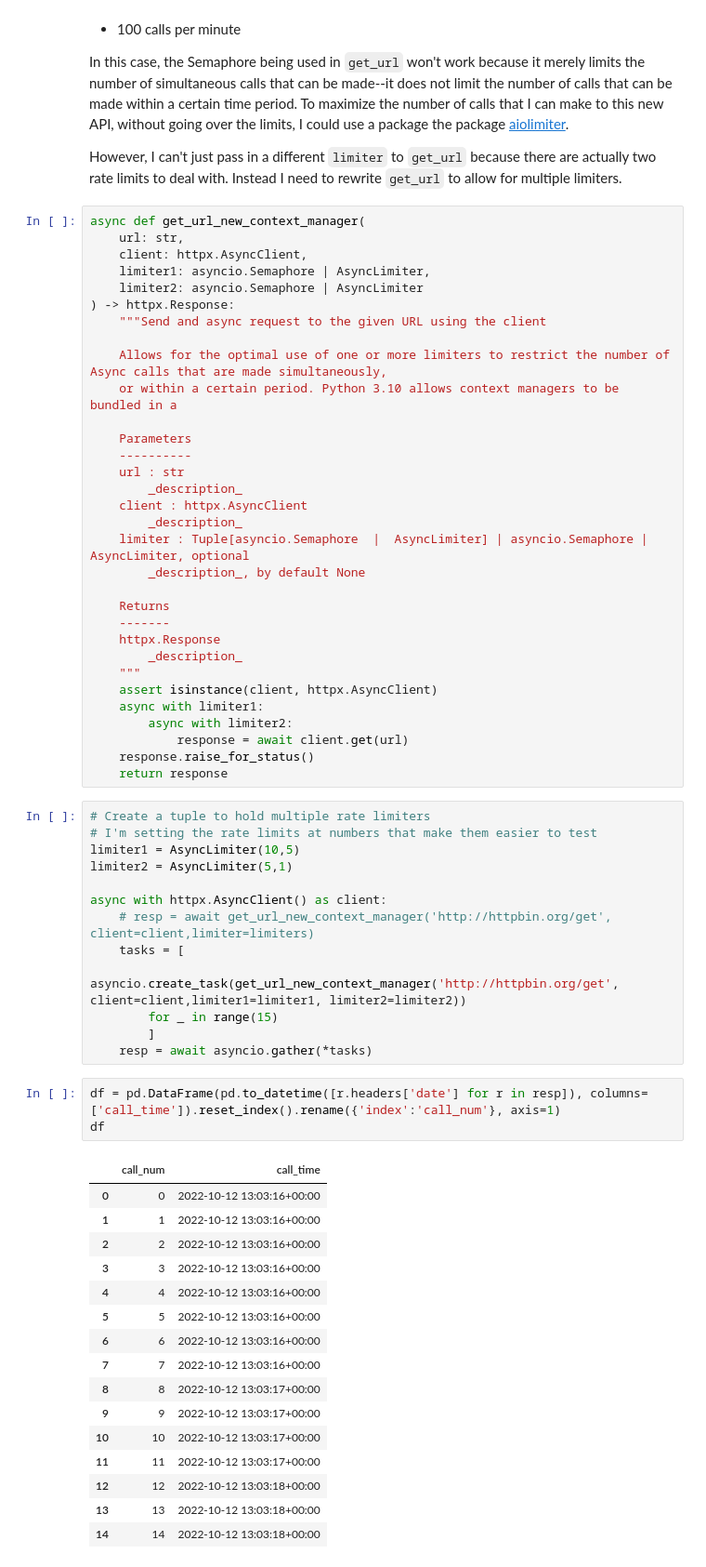
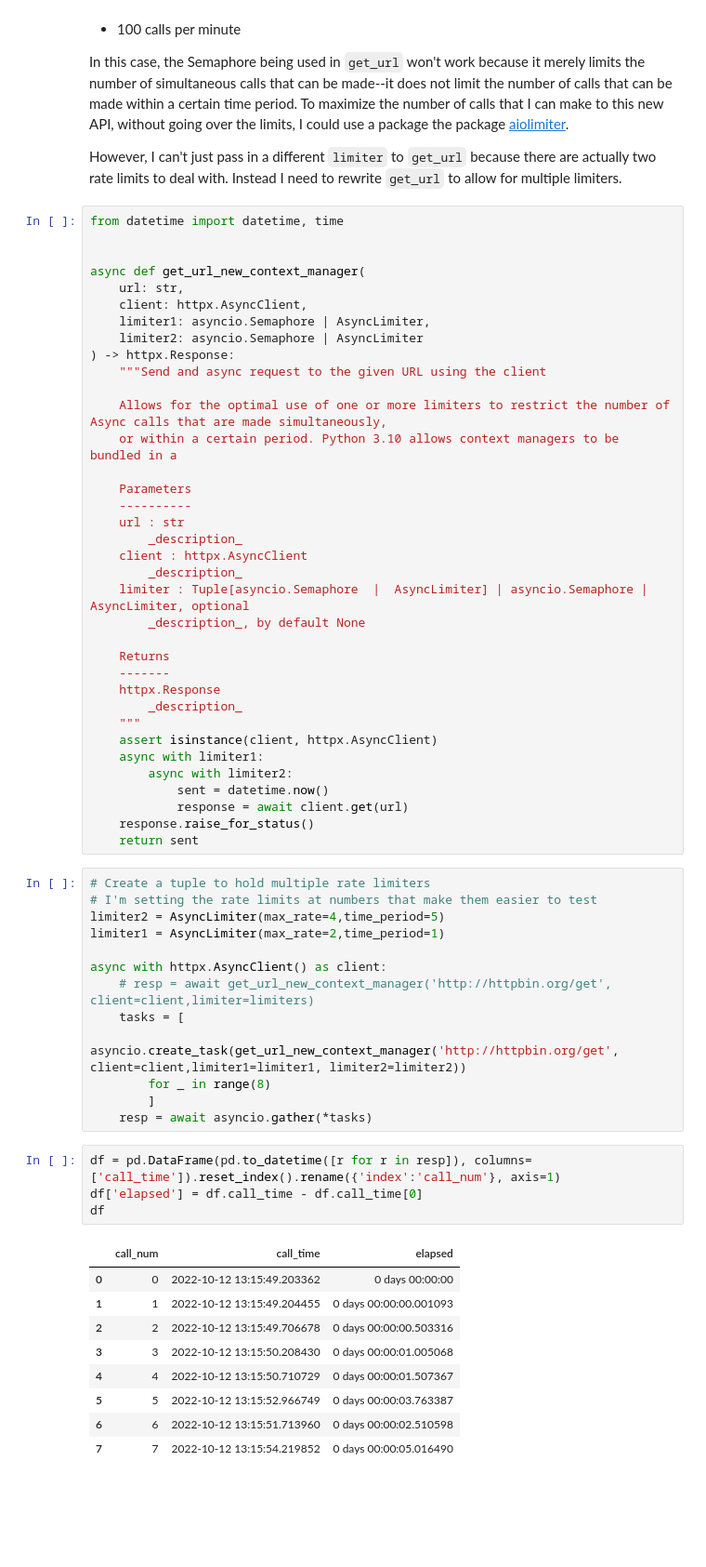
Before and after one commit to ericfeunekes/ericfeunekes.github.io, a Jupyter notebook: blog/posts/why-use-callables-in-functional-programming.ipynb, the cells around one changed output. Shown: that part at 93% size. Saved outputs shown, nothing was run; the diff lists cells and outputs as text; blank space fills up the shorter version.

```diff
--- a/blog/posts/why-use-callables-in-functional-programming.ipynb
+++ b/blog/posts/why-use-callables-in-functional-programming.ipynb
@@ -189,6 +189,9 @@ In this case, the Semaphore being used in `get_url` won't work because it merely
 
 However, I can't just pass in a different `limiter` to `get_url` because there are actually two rate limits to deal with. Instead I need to rewrite `get_url` to allow for multiple limiters.
 # %%
+from datetime import datetime, time
+
+
 async def get_url_new_context_manager(
     url: str,
     client: httpx.AsyncClient,
@@ -217,40 +220,35 @@ async def get_url_new_context_manager(
     assert isinstance(client, httpx.AsyncClient)
     async with limiter1:
         async with limiter2:
+            sent = datetime.now()
             response = await client.get(url)
     response.raise_for_status()
-    return response
+    return sent
 # %%
 # Create a tuple to hold multiple rate limiters
 # I'm setting the rate limits at numbers that make them easier to test
-limiter1 = AsyncLimiter(10,5)
-limiter2 = AsyncLimiter(5,1)
+limiter2 = AsyncLimiter(max_rate=4,time_period=5)
+limiter1 = AsyncLimiter(max_rate=2,time_period=1)
 
 async with httpx.AsyncClient() as client:
     # resp = await get_url_new_context_manager('http://httpbin.org/get', client=client,limiter=limiters)
     tasks = [
         asyncio.create_task(get_url_new_context_manager('http://httpbin.org/get', client=client,limiter1=limiter1, limiter2=limiter2))
-        for _ in range(15)
+        for _ in range(8)
         ]
     resp = await asyncio.gather(*tasks)
 # %%
-df = pd.DataFrame(pd.to_datetime([r.headers['date'] for r in resp]), columns=['call_time']).reset_index().rename({'index':'call_num'}, axis=1)
+df = pd.DataFrame(pd.to_datetime([r for r in resp]), columns=['call_time']).reset_index().rename({'index':'call_num'}, axis=1)
+df['elapsed'] = df.call_time - df.call_time[0]
 df
 # %% [output]
-|  | call_num | call_time |
-| 0 | 0 | 2022-10-12 13:03:16+00:00 |
-| 1 | 1 | 2022-10-12 13:03:16+00:00 |
-| 2 | 2 | 2022-10-12 13:03:16+00:00 |
-| 3 | 3 | 2022-10-12 13:03:16+00:00 |
-| 4 | 4 | 2022-10-12 13:03:16+00:00 |
-| 5 | 5 | 2022-10-12 13:03:16+00:00 |
-| 6 | 6 | 2022-10-12 13:03:16+00:00 |
-| 7 | 7 | 2022-10-12 13:03:16+00:00 |
-| 8 | 8 | 2022-10-12 13:03:17+00:00 |
-| 9 | 9 | 2022-10-12 13:03:17+00:00 |
-| 10 | 10 | 2022-10-12 13:03:17+00:00 |
-| 11 | 11 | 2022-10-12 13:03:17+00:00 |
-| 12 | 12 | 2022-10-12 13:03:18+00:00 |
-| 13 | 13 | 2022-10-12 13:03:18+00:00 |
-| 14 | 14 | 2022-10-12 13:03:18+00:00 |
+|  | call_num | call_time | elapsed |
+| 0 | 0 | 2022-10-12 13:15:49.203362 | 0 days 00:00:00 |
+| 1 | 1 | 2022-10-12 13:15:49.204455 | 0 days 00:00:00.001093 |
+| 2 | 2 | 2022-10-12 13:15:49.706678 | 0 days 00:00:00.503316 |
+| 3 | 3 | 2022-10-12 13:15:50.208430 | 0 days 00:00:01.005068 |
+| 4 | 4 | 2022-10-12 13:15:50.710729 | 0 days 00:00:01.507367 |
+| 5 | 5 | 2022-10-12 13:15:52.966749 | 0 days 00:00:03.763387 |
+| 6 | 6 | 2022-10-12 13:15:51.713960 | 0 days 00:00:02.510598 |
+| 7 | 7 | 2022-10-12 13:15:54.219852 | 0 days 00:00:05.016490 |
 # %%
```
Also changed, not shown: parts of 1 cell of this notebook.
